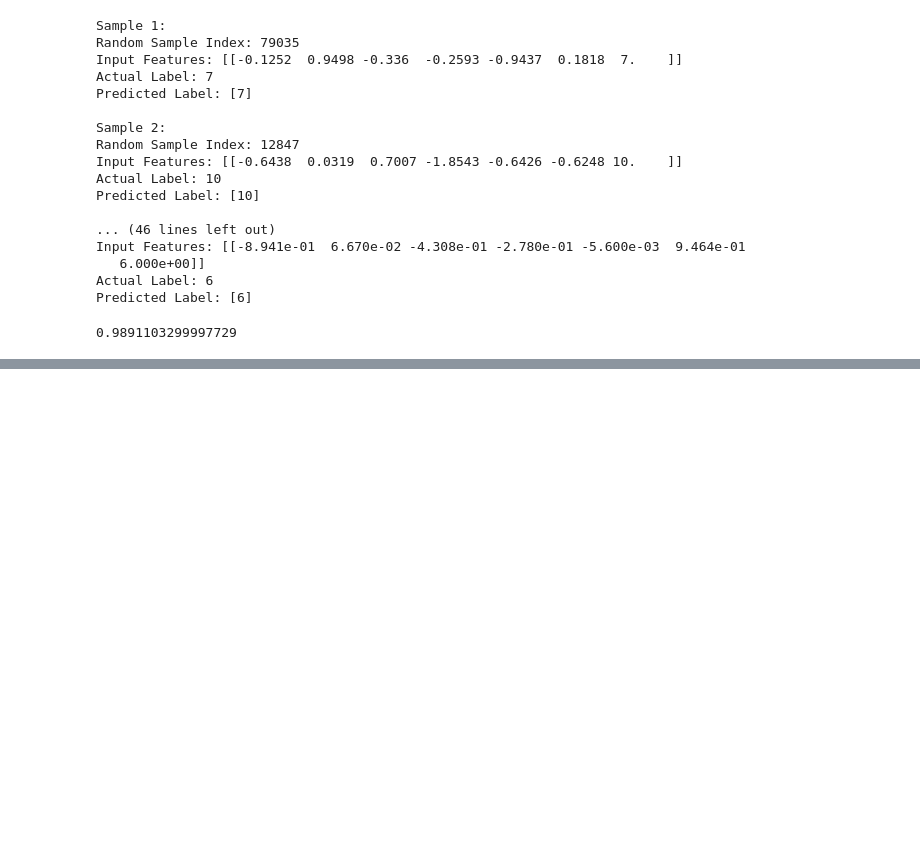
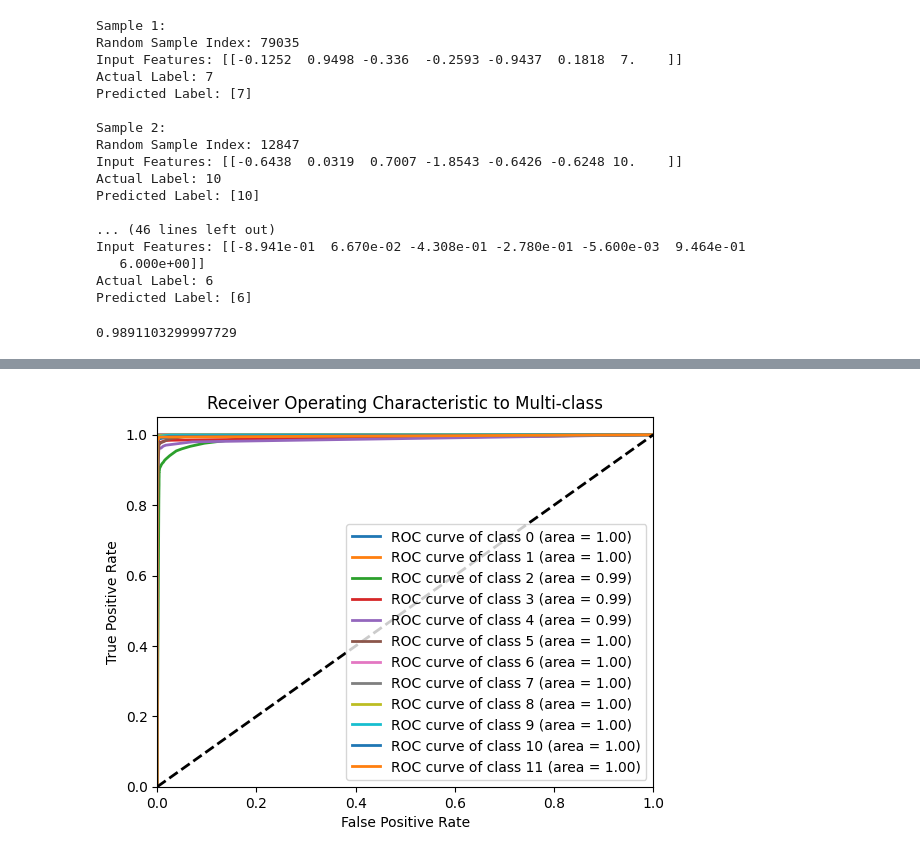
Before and after one commit to NikosBelibasakis/Data_Mining_project, a Jupyter notebook: Q2/RandomForest.ipynb, the cells around one changed output, grey strips where cells are left out. Cells and saved outputs as stored; diff of their text form; code cells hidden in the pictures; blank space fills up the shorter version.

Commit message:
ROC curve added

```diff
--- a/Q2/RandomForest.ipynb
+++ b/Q2/RandomForest.ipynb
@@ -129,9 +129,32 @@ print(np.mean(cross_val_score(rf_classifier, X_train, y_train, cv=10, n_jobs=5))
 # %% [output]
 0.9891103299997729
 # %%
-import scikitplot as skplt
 import matplotlib.pyplot as plt
 
-skplt.metrics.plot_roc_curve(y_test, y_pred)
+# Get predicted probabilities for each class
+y_score = rf_classifier.predict_proba(X_test)
+
+# Compute ROC curve and ROC area for each class
+fpr = dict()
+tpr = dict()
+roc_auc = dict()
+for i in range(12):
+    fpr[i], tpr[i], _ = roc_curve(y_test == i, y_score[:, i])
+    roc_auc[i] = auc(fpr[i], tpr[i])
+
+# Plot ROC curve for each class
+plt.figure()
+for i in range(12):
+    plt.plot(fpr[i], tpr[i], lw=2,
+             label='ROC curve of class {0} (area = {1:0.2f})'
+             ''.format(i, roc_auc[i]))
+
+plt.plot([0, 1], [0, 1], 'k--', lw=2)
+plt.xlim([0.0, 1.0])
+plt.ylim([0.0, 1.05])
+plt.xlabel('False Positive Rate')
+plt.ylabel('True Positive Rate')
+plt.title('Receiver Operating Characteristic to Multi-class')
+plt.legend(loc="lower right")
 plt.show()
 # %% [output]
@@ -138,0 +161 @@ ImportError: cannot import name 'interp' from 'scipy' (/home/mira/Documents/uni/
+[figure, added]
```
Also changed, not shown: parts of 2 cells of this notebook.
